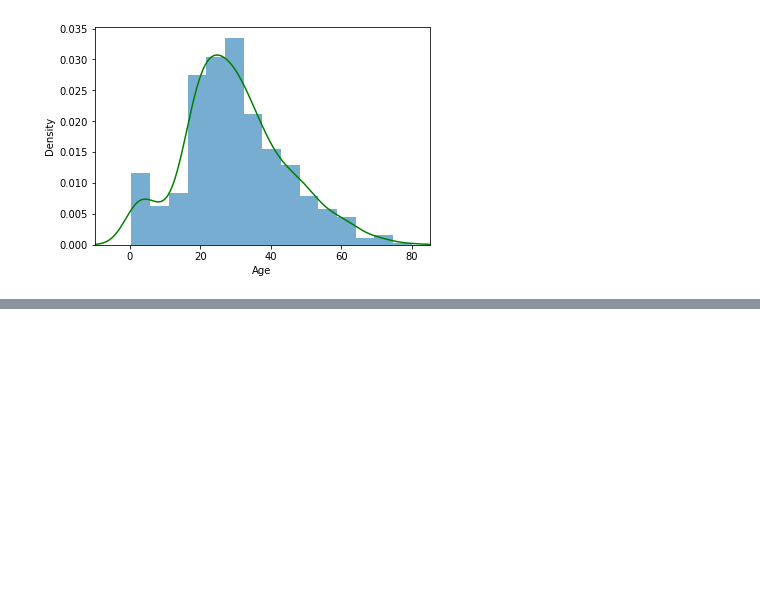
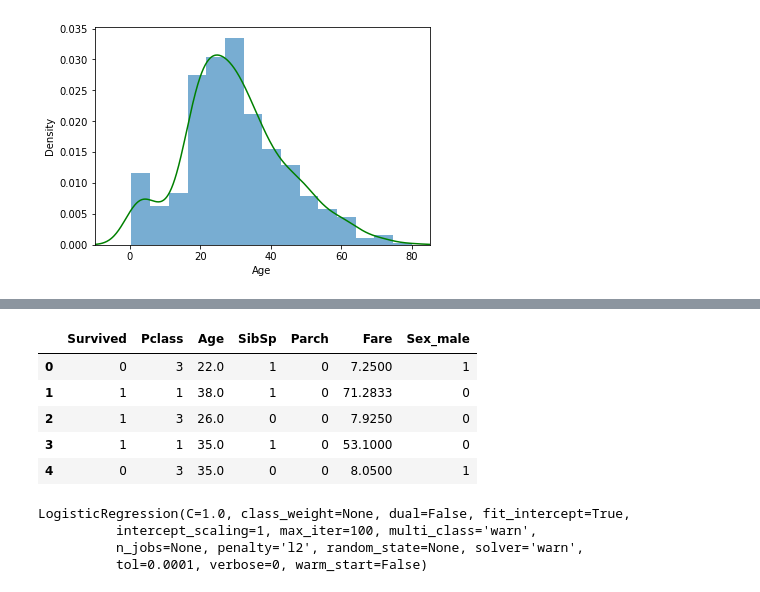
Before and after one commit to ThePhiri/logistic_regression_titanic, a Jupyter notebook: logistic regression.ipynb, the cells around one changed output, grey strips where cells are left out. Saved outputs shown, nothing was run; the diff lists cells and outputs as text; code cells hidden in the pictures; blank space fills up the shorter version.

Commit message:
add logit model and auc

```diff
--- a/logistic regression.ipynb
+++ b/logistic regression.ipynb
@@ -62,3 +69,6 @@ plt.show
 # %% [output]
 <function matplotlib.pyplot.show(*args, **kw)>
 [figure]
+# %%
+#replace nan with median of age
+train['Age'] = train['Age'].fillna(train['Age'].median())
@@ -64,0 +95,26 @@ plt.show
+# %%
+#drop cabin, numerous Nan values
+
+train=train.drop(["Cabin"],axis=1)
+# %%
+train_A = train.drop(["Embarked", "PassengerId", "Name", "Ticket"], axis = 1)
+# %%
+train_A = pd.get_dummies(train_A, drop_first = True)
+train_A.head()
+# %% [output]
+|  | Survived | Pclass | Age | SibSp | Parch | Fare | Sex_male |
+| 0 | 0 | 3 | 22.0 | 1 | 0 | 7.2500 | 1 |
+| 1 | 1 | 1 | 38.0 | 1 | 0 | 71.2833 | 0 |
+| 2 | 1 | 3 | 26.0 | 0 | 0 | 7.9250 | 0 |
+| 3 | 1 | 1 | 35.0 | 1 | 0 | 53.1000 | 0 |
+| 4 | 0 | 3 | 35.0 | 0 | 0 | 8.0500 | 1 |
+# %%
+model = LogisticRegression()
+y = train_A["Survived"]
+X = train_A.drop(['Survived'], axis = 1)
+model.fit(X, y)
+# %% [output]
+LogisticRegression(C=1.0, class_weight=None, dual=False, fit_intercept=True,
+          intercept_scaling=1, max_iter=100, multi_class='warn',
+          n_jobs=None, penalty='l2', random_state=None, solver='warn',
+          tol=0.0001, verbose=0, warm_start=False)
```
Also changed, not shown: parts of 14 cells of this notebook.
